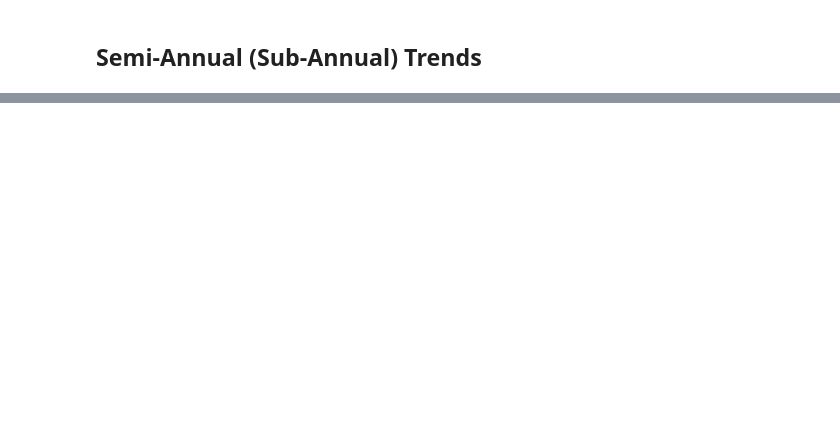
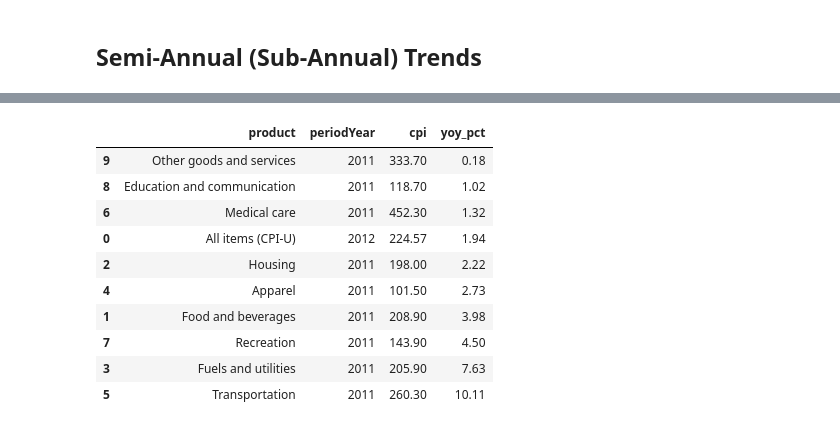
Before and after one commit to nicapotato/KaggleNotebooks, a Jupyter notebook: denver-cpi/denver-cpi-trends.ipynb, the cells around one changed output, grey strips where cells are left out. Drawn from its saved outputs; the diff is of its cells as text; code cells hidden in the pictures; blank space fills up the shorter version.

```diff
--- a/denver-cpi/denver-cpi-trends.ipynb
+++ b/denver-cpi/denver-cpi-trends.ipynb
@@ -165,0 +317,31 @@ plt.show()
+# %%
+# Latest calendar-year YoY by category (annual averages)
+ann_cat = co[co["periodType"] == 1].sort_values(["type", "periodYear"])
+ann_cat["yoy_pct"] = ann_cat.groupby("type")["cpi"].pct_change() * 100
+latest = ann_cat.groupby("type", as_index=False).last()
+latest = latest.dropna(subset=["yoy_pct"]).sort_values("yoy_pct")
+latest["bar_color"] = latest["yoy_pct"].apply(lambda v: PRISM[2] if v >= 0 else PRISM[0])
+
+fig = go.Figure(
+    go.Bar(
+        y=latest["product"],
+        x=latest["yoy_pct"],
+        orientation="h",
+        marker_color=latest["bar_color"],
+        text=latest["yoy_pct"].round(2).astype(str) + "%",
+        textposition="outside",
+    )
+)
+fig.add_vline(x=0, line_dash="dash", line_color="gray")
+fig.update_layout(
+    title="YoY inflation by category — latest annual vs prior year (latest calendar year can differ by category)",
+    xaxis_title="YoY %",
+    yaxis_title=None,
+    template="plotly_white",
+    height=420,
+    margin=dict(l=20, r=80),
+)
+show_plotly(fig)
+
+latest[["product", "periodYear", "cpi", "yoy_pct"]].round(2)
+# %% [output]
@@ -165,0 +349,11 @@ plt.show()
+|  | product | periodYear | cpi | yoy_pct |
+| 9 | Other goods and services | 2011 | 333.70 | 0.18 |
+| 8 | Education and communication | 2011 | 118.70 | 1.02 |
+| 6 | Medical care | 2011 | 452.30 | 1.32 |
+| 0 | All items (CPI-U) | 2012 | 224.57 | 1.94 |
+| 2 | Housing | 2011 | 198.00 | 2.22 |
+| 4 | Apparel | 2011 | 101.50 | 2.73 |
+| 1 | Food and beverages | 2011 | 208.90 | 3.98 |
+| 7 | Recreation | 2011 | 143.90 | 4.50 |
+| 3 | Fuels and utilities | 2011 | 205.90 | 7.63 |
+| 5 | Transportation | 2011 | 260.30 | 10.11 |
```
Also changed, not shown: parts of 25 cells of this notebook, 3 other files.
